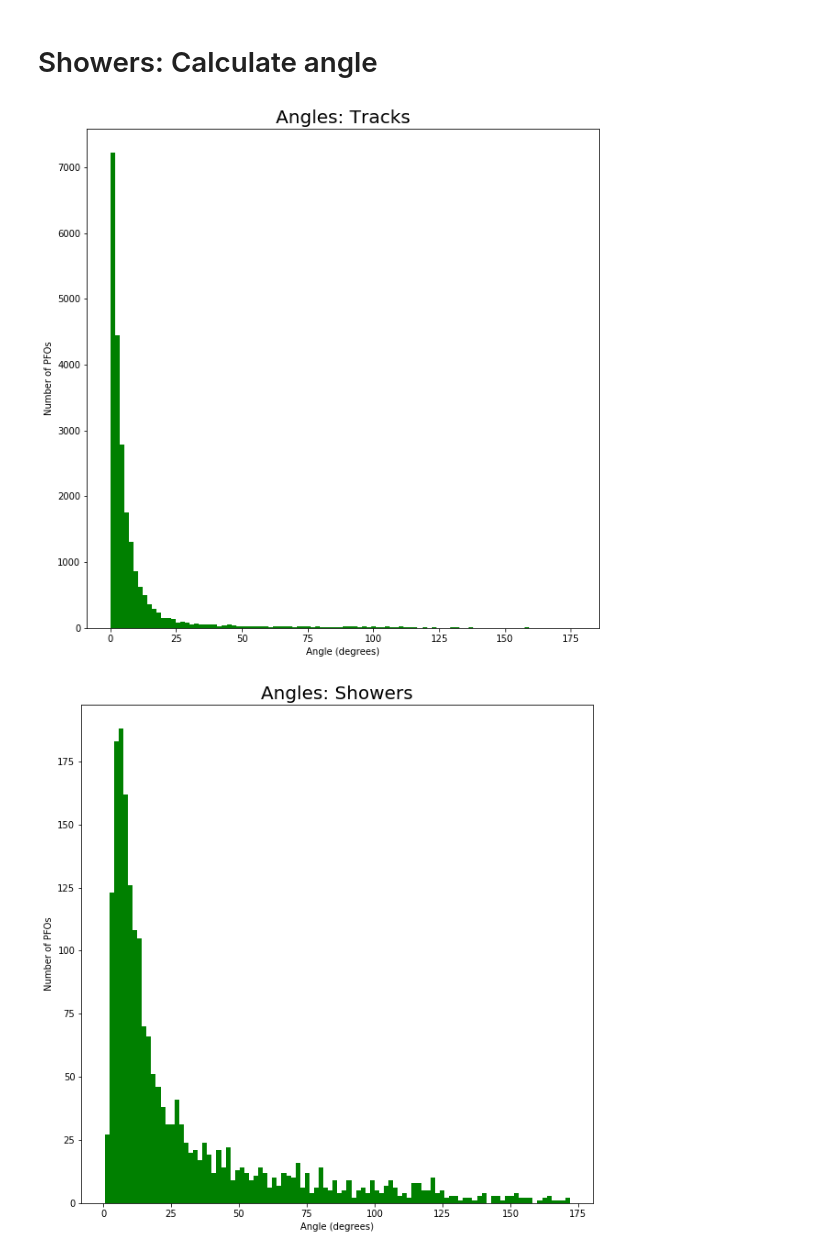
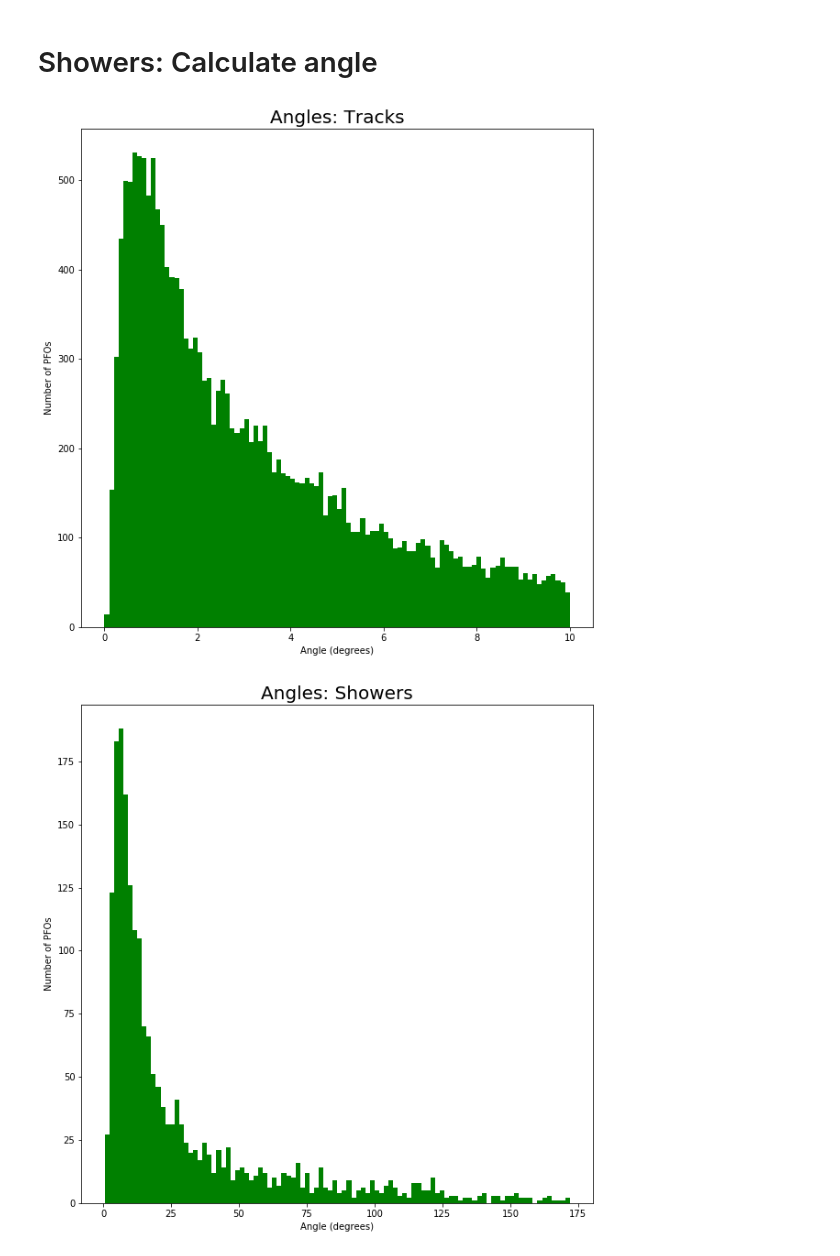
Before and after one commit to rxavier99/PX402-Neutrino-Project, a Jupyter notebook: Angles - FINALISED.ipynb, the cells around one changed output. Saved outputs shown, nothing was run; the diff lists cells and outputs as text; code cells hidden in the pictures.

```diff
--- a/Angles - FINALISED.ipynb
+++ b/Angles - FINALISED.ipynb
@@ -253,14 +253,14 @@ angle_showers = np.degrees(np.arccos(theta_showers))
 av_theta_showers = (angle_showers.mean())
 # %%
 fig = plt.figure(1, figsize=(10, 10))
-plt.hist(av_theta_tracks, 100, color = 'g')
+plt.hist(av_theta_tracks, 100, (0, 10), color = 'g')
 plt.title('Angles: Tracks', fontsize = 20)
 plt.xlabel('Angle (degrees)')
 plt.ylabel('Number of PFOs')
 
 plt.show()
 # %% [output]
-[figure, old version]
+[figure, new version]
 # %%
 fig = plt.figure(1, figsize=(10, 10))
 plt.hist(av_theta_showers, 100, color = 'g')
```
Also changed, not shown: parts of 18 cells of this notebook.
